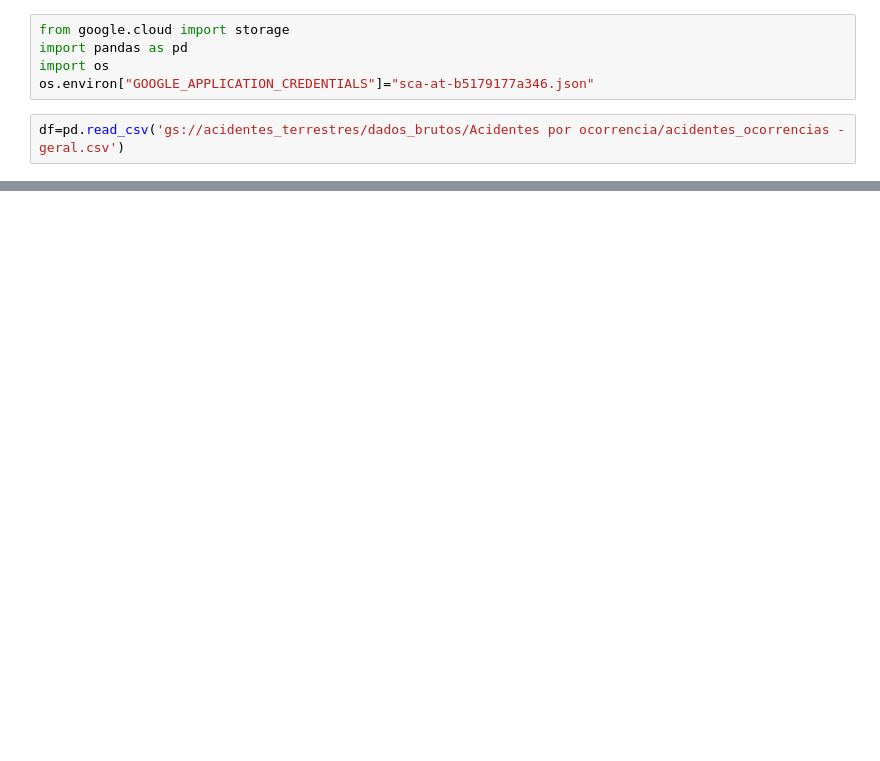
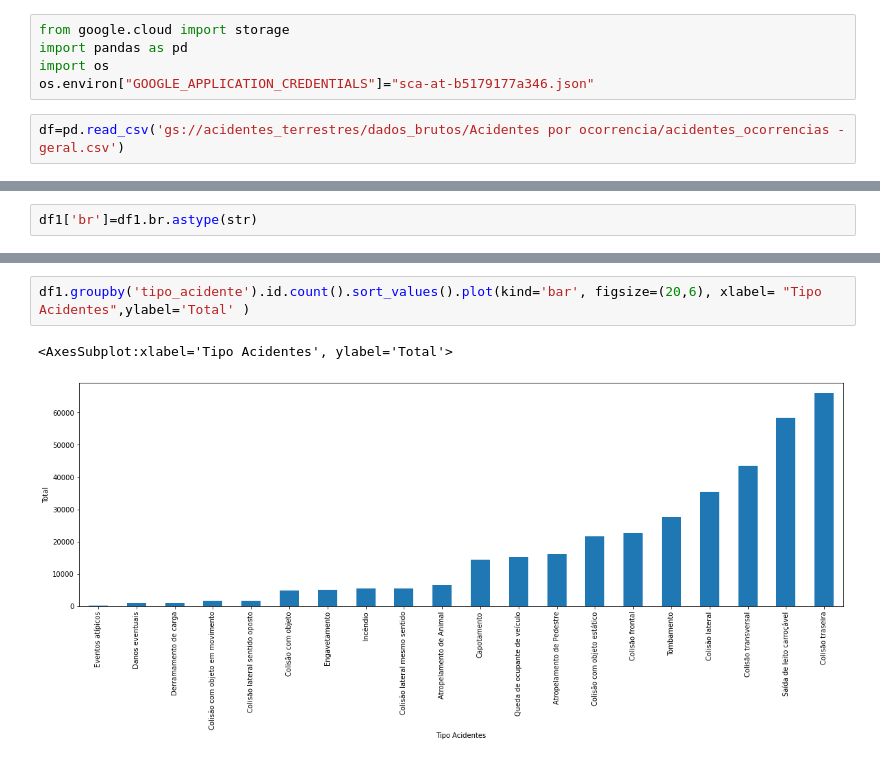
Before and after one commit to evelinemg/projetofinal, a Jupyter notebook: PandasTransformacao.ipynb, the cells around one changed output, grey strips where cells are left out. Saved outputs shown, nothing was run; the diff lists cells and outputs as text; blank space fills up the shorter version.

```diff
--- a/PandasTransformacao.ipynb
+++ b/PandasTransformacao.ipynb
@@ -23,0 +213,2 @@ df
+# %%
+df1['br']=df1.br.astype(str)
@@ -23,0 +268,5 @@ df
+# %%
+df1.groupby('tipo_acidente').id.count().sort_values().plot(kind='bar', figsize=(20,6), xlabel= "Tipo Acidentes",ylabel='Total' )
+# %% [output]
+<AxesSubplot:xlabel='Tipo Acidentes', ylabel='Total'>
+[figure, added]
```
Also changed, not shown: parts of 17 cells of this notebook.
